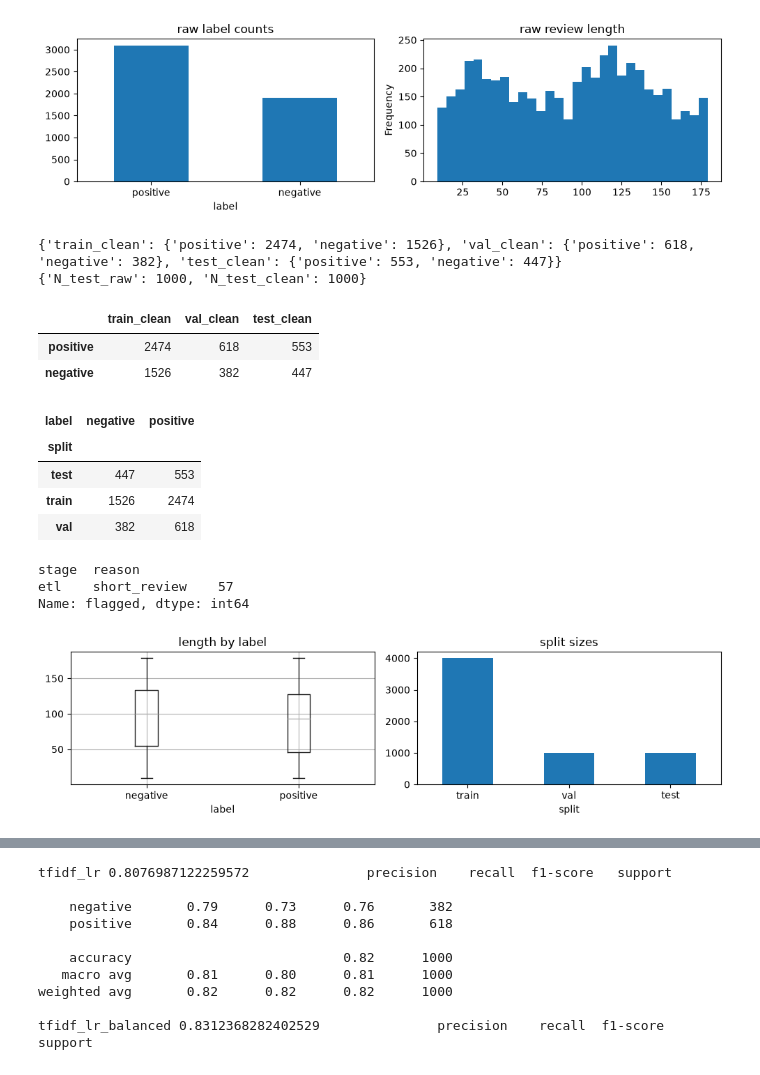
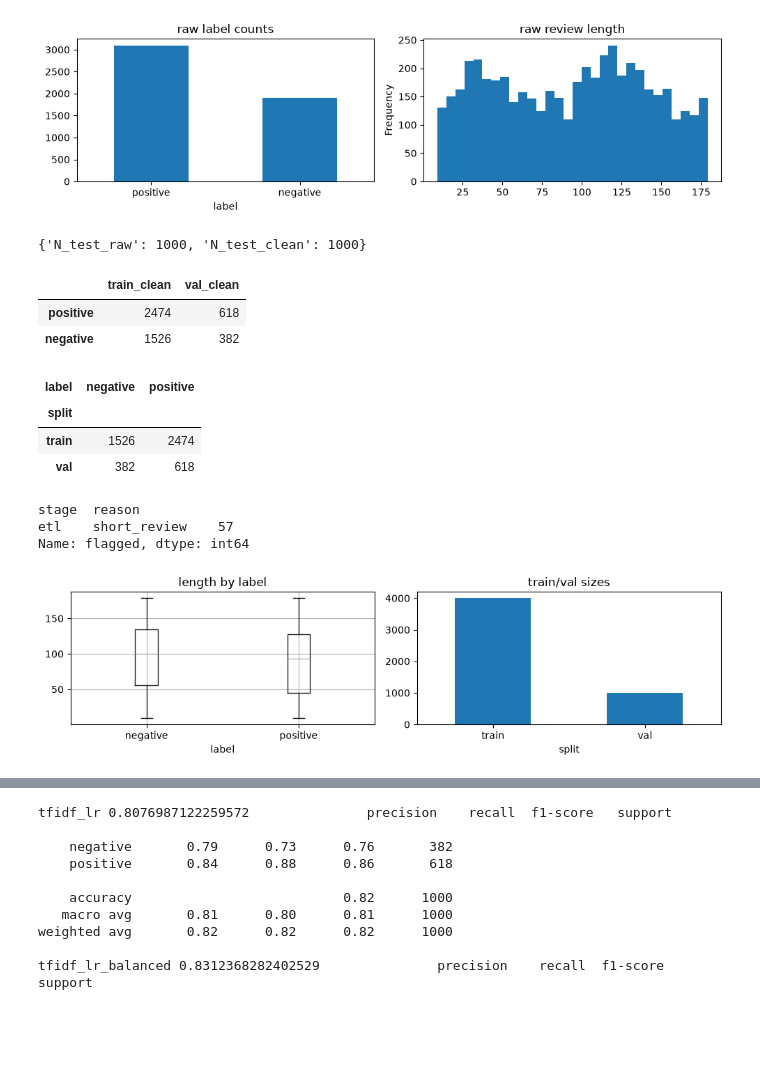
Before and after one commit to ntiensiit/HF-Cleanlab-amazon-reviews-sentiment-analysis, a Jupyter notebook: main.ipynb, the cells around one changed output, grey strips where cells are left out. Drawn from its saved outputs; the diff is of its cells as text; code cells hidden in the pictures; blank space fills up the shorter version.

```diff
--- a/main.ipynb
+++ b/main.ipynb
@@ -108,9 +127,12 @@ test_clean = test_clean.loc[~bad_te].copy()
 # %%
 for df in (train_work, test_clean):
     df["review_text_clean"] = df["review_text"].fillna("").map(lambda s: re.sub(r"\s+", " ", unicodedata.normalize("NFKC", str(s))).strip())
+    changed = df["review_text"].astype(str) != df["review_text_clean"]
+    for r in df.loc[changed, ["split_source", "source_row_id", "review_text", "review_text_clean"]].itertuples(index=False):
+        norm_changes.append({"split_source": r.split_source, "source_row_id": int(r.source_row_id), "review_text": r.review_text, "review_text_clean": r.review_text_clean})
 # %%
-empty_tr = train_work["review_text_clean"].eq("") | train_work["label"].isna()
-empty_te = test_clean["review_text_clean"].eq("") | test_clean["label"].isna()
+empty_tr = train_work["review_text_clean"].eq("")
+empty_te = test_clean["review_text_clean"].eq("")
 for df, m in ((train_work, empty_tr), (test_clean, empty_te)):
     for r in df.loc[m, ["split_source", "source_row_id"]].itertuples(index=False):
         quarantine.append({"split_source": r.split_source, "source_row_id": int(r.source_row_id), "stage": "etl", "reason": "empty_or_missing", "action": "removed"})
@@ -141,12 +163,12 @@ for r in train_work.loc[xc, ["source_row_id"]].itertuples(index=False):
     quarantine.append({"split_source": "train", "source_row_id": int(r.source_row_id), "stage": "etl", "reason": "cross_split_label_conflict", "action": "removed"})
 train_work = train_work.loc[~xc].copy()
 # %%
-dup_tr = train_work.duplicated("review_text_clean", keep="first")
+dup_tr = train_work.duplicated(DUP_COLS, keep="first")
 for r in train_work.loc[dup_tr, ["source_row_id"]].itertuples(index=False):
     quarantine.append({"split_source": "train", "source_row_id": int(r.source_row_id), "stage": "etl", "reason": "duplicate", "action": "removed"})
 train_work = train_work.loc[~dup_tr].copy()
 # %%
-dup_te = test_clean.duplicated("review_text_clean", keep="first")
+dup_te = test_clean.duplicated(DUP_COLS, keep="first")
 for r in test_clean.loc[dup_te, ["source_row_id"]].itertuples(index=False):
     issues.append({"split_source": "test", "source_row_id": int(r.source_row_id), "stage": "etl", "reason": "duplicate", "action": "retained_flagged"})
 # %%
@@ -162,40 +184,32 @@ s_tr, s_va, s_te = set(train_clean["review_text_clean"]), set(val_clean["review_
 assert not (s_tr & s_va), "train/val overlap"
 assert not (s_tr & s_te), "train/test overlap"
 assert not (s_va & s_te), "val/test overlap"
+print({"N_test_raw": n_test_raw, "N_test_clean": len(test_clean)})
+# %% [output]
+{'N_test_raw': 1000, 'N_test_clean': 1000}
-# %%
-dist = {
-    "train_clean": train_clean["label"].value_counts().to_dict(),
-    "val_clean": val_clean["label"].value_counts().to_dict(),
-    "test_clean": test_clean["label"].value_counts().to_dict(),
-}
-print(dist)
-print({"N_test_raw": n_test_raw, "N_test_clean": len(test_clean)})
-display(pd.DataFrame(dist).fillna(0).astype(int))
-# %% [output]
-{'train_clean': {'positive': 2474, 'negative': 1526}, 'val_clean': {'positive': 618, 'negative': 382}, 'test_clean': {'positive': 553, 'negative': 447}}
-{'N_test_raw': 1000, 'N_test_clean': 1000}
-|  | train_clean | val_clean | test_clean |
-| positive | 2474 | 618 | 553 |
-| negative | 1526 | 382 | 447 |
 # %%
-clean_eda = pd.concat([train_clean.assign(split="train"), val_clean.assign(split="val"), test_clean.assign(split="test")], ignore_index=True)
-clean_eda = clean_eda.assign(char_len=clean_eda["review_text_clean"].str.len())
-display(clean_eda.groupby(["split", "label"]).size().unstack(fill_value=0))
+dev_eda = pd.concat([train_clean.assign(split="train"), val_clean.assign(split="val")], ignore_index=True)
+dev_eda = dev_eda.assign(char_len=dev_eda["review_text_clean"].str.len())
+dist_dev = {"train_clean": train_clean["label"].value_counts().to_dict(), "val_clean": val_clean["label"].value_counts().to_dict()}
+display(pd.DataFrame(dist_dev).fillna(0).astype(int))
+display(dev_eda.groupby(["split", "label"]).size().unstack(fill_value=0))
 if quarantine: display(pd.DataFrame(quarantine).groupby(["stage", "reason"]).size().rename("removed"))
 if issues: display(pd.DataFrame(issues).groupby(["stage", "reason"]).size().rename("flagged"))
 fig, ax = plt.subplots(1, 2, figsize=(10, 3))
-clean_eda.boxplot(column="char_len", by="label", ax=ax[0]); ax[0].set_title("length by label"); ax[0].set_xlabel("label")
-clean_eda["split"].value_counts().plot(kind="bar", ax=ax[1], title="split sizes", rot=0)
+dev_eda.boxplot(column="char_len", by="label", ax=ax[0]); ax[0].set_title("length by label"); ax[0].set_xlabel("label")
+dev_eda["split"].value_counts().plot(kind="bar", ax=ax[1], title="train/val sizes", rot=0)
 plt.suptitle(""); plt.tight_layout(); fig.savefig(OUT / "eda_clean.png", dpi=150, bbox_inches="tight"); plt.show()
 # %% [output]
-| label | negative | positive |
-| split |  |  |
-| test | 447 | 553 |
-| train | 1526 | 2474 |
-| val | 382 | 618 |
+|  | train_clean | val_clean |
+| positive | 2474 | 618 |
+| negative | 1526 | 382 |
+| label | negative | positive |
+| split |  |  |
+| train | 1526 | 2474 |
+| val | 382 | 618 |
 stage  reason
 etl    short_review    57
 Name: flagged, dtype: int64
-[figure, old version]
+[figure, new version]
 # %%
 test_primary = test_clean.copy()
```
Also changed, not shown: parts of 10 cells of this notebook, 9 other files.
